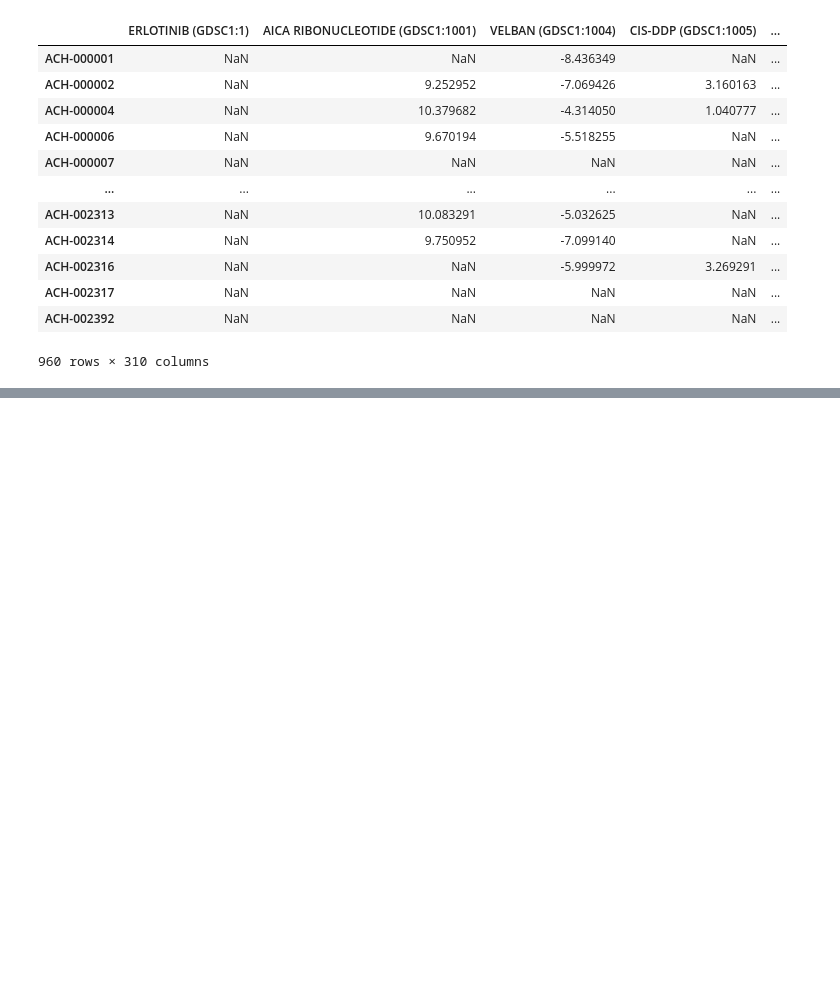
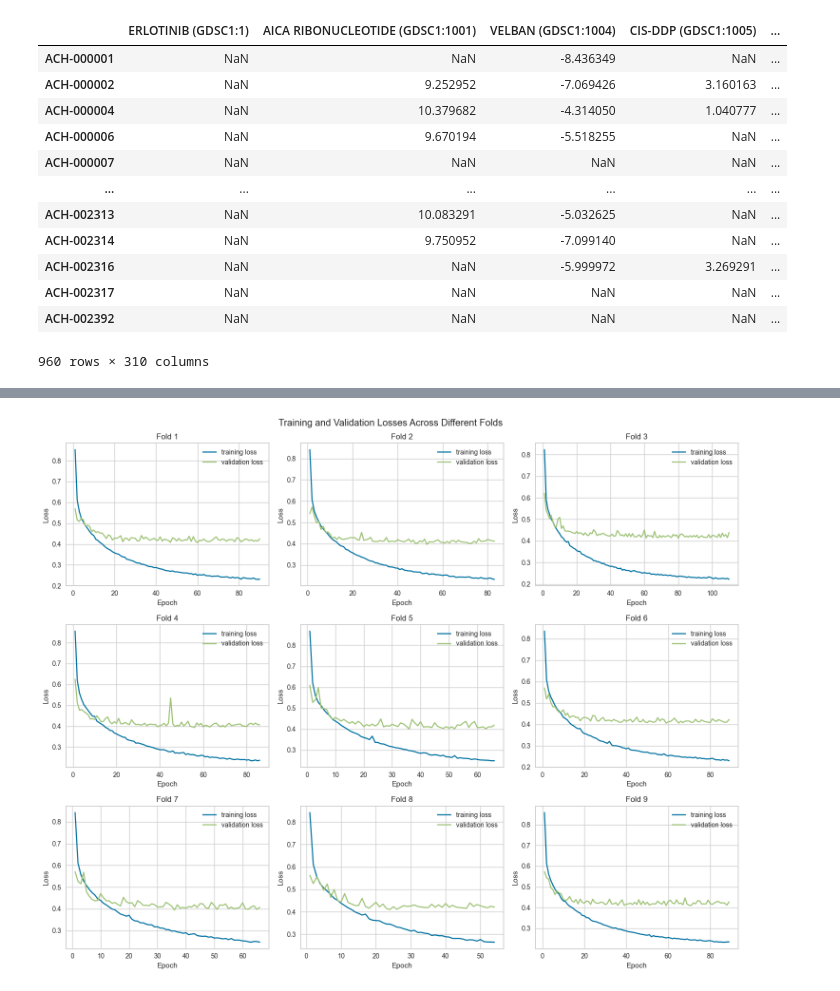
Before and after one commit to bkhyat/PathDSP-CAP5610, a Jupyter notebook: eda.ipynb, the cells around one changed output, grey strips where cells are left out. Saved outputs shown, nothing was run; the diff lists cells and outputs as text; code cells hidden in the pictures; blank space fills up the shorter version.

```diff
--- a/eda.ipynb
+++ b/eda.ipynb
@@ -705,0 +520,17 @@ plt.show()
+# %%
+loss = pd.read_csv("/Users/thepyguy/Desktop/assignments/CAP-5610-final-project/output_prefix.FNN.cv_10.Loss.txt", sep="\t")
+fig, ax = plt.subplots(3, 3, figsize=(15, 12))
+factor = 3
+for fold, grp in loss.groupby("fold"):
+    if fold==10:
+        break
+    ax[(fold-1)//factor][(fold-1)%factor].plot(grp["epoch"], grp["train loss"], label="training loss")
+    ax[(fold-1)//factor][(fold-1)%factor].plot(grp["epoch"], grp["valid loss"], label="validation loss")
+    ax[(fold-1)//factor][(fold-1)%factor].set_xlabel("Epoch")
+    ax[(fold-1)//factor][(fold-1)%factor].set_ylabel("Loss")
+    ax[(fold-1)//factor][(fold-1)%factor].set_title(f"Fold {fold}")
+    ax[(fold-1)//factor][(fold-1)%factor].legend()
+fig.suptitle("Training and Validation Losses Across Different Folds")
+fig.tight_layout()
+# %% [output]
+[figure, added]
```
Also changed, not shown: parts of 10 cells of this notebook.
